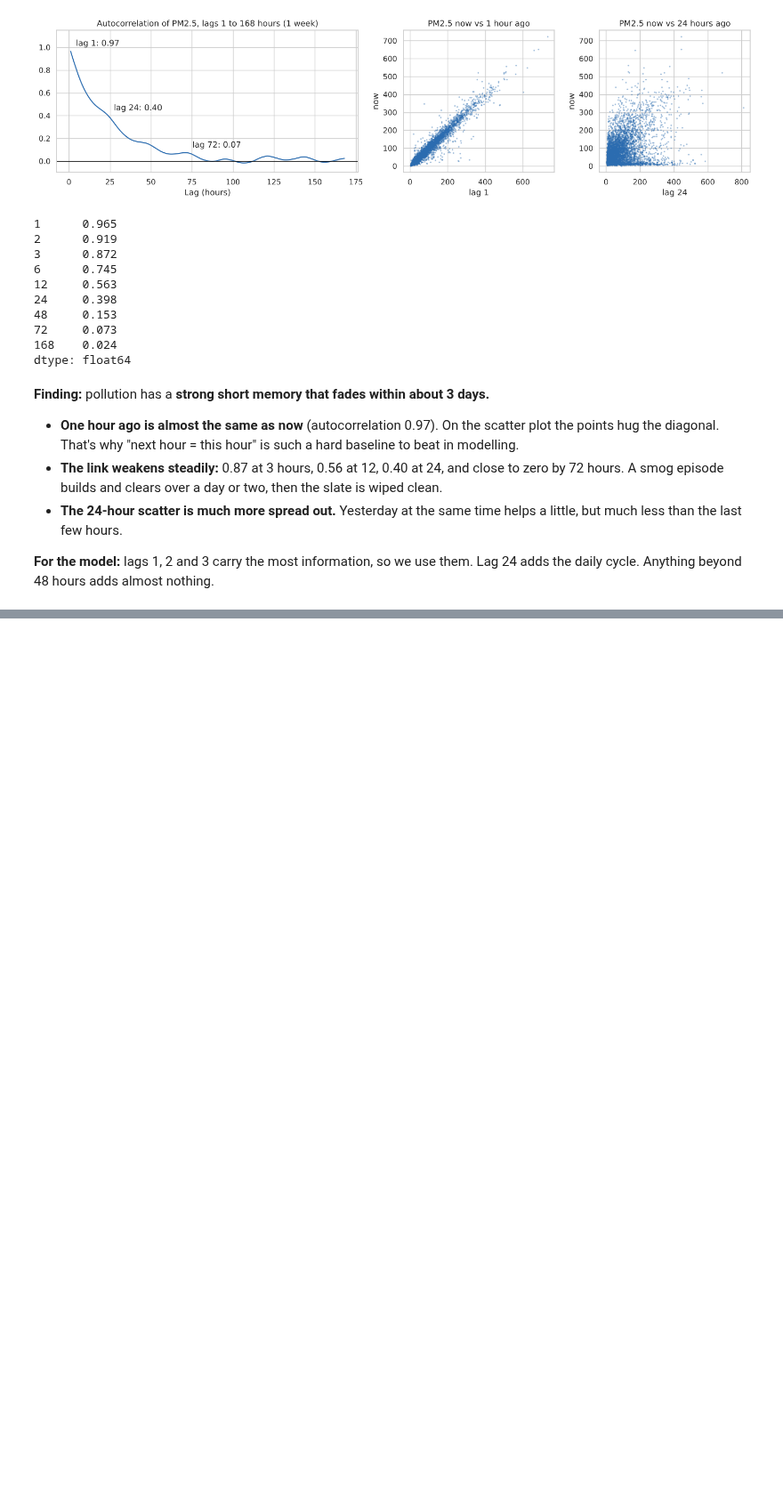
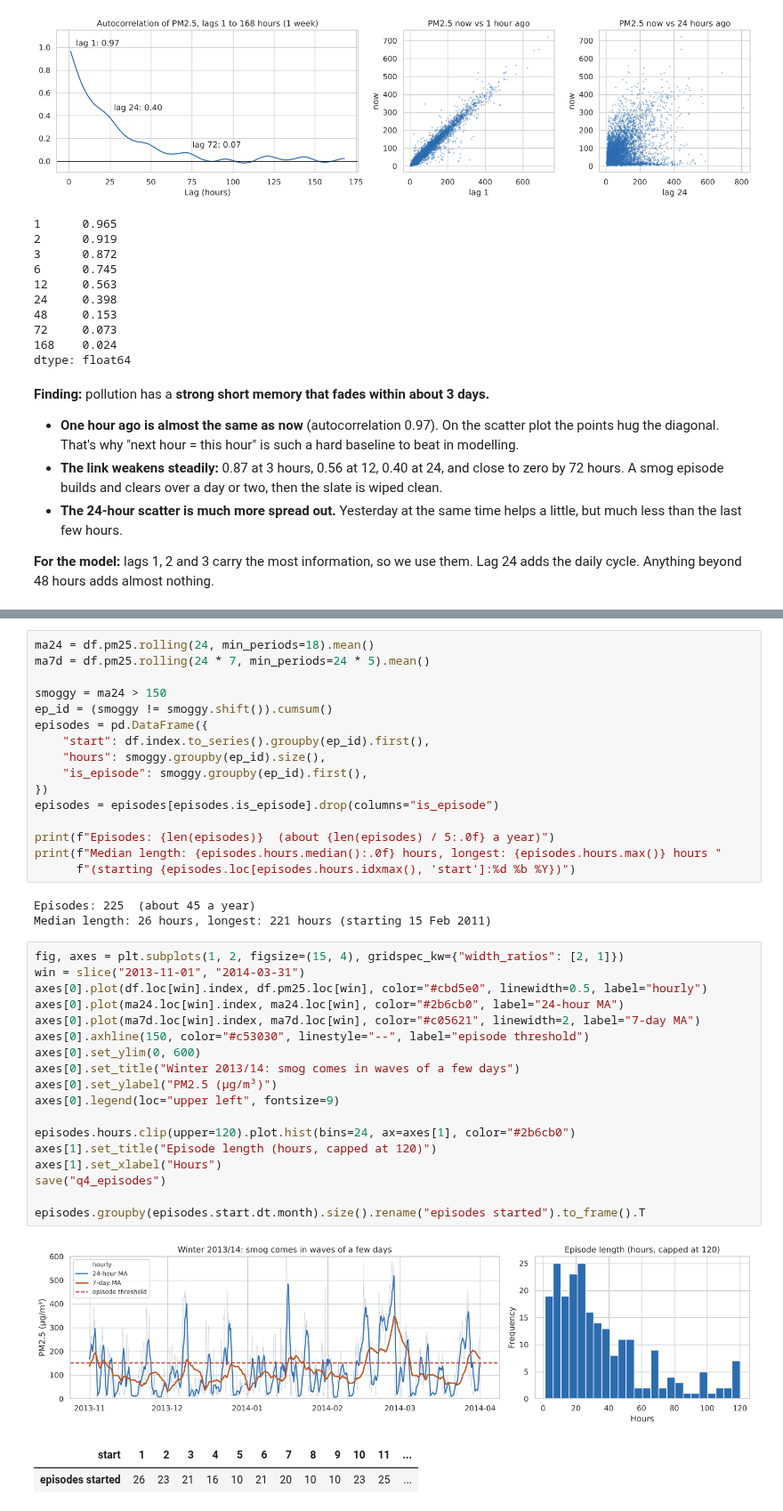
Before and after one commit to teniolaiji/beijing-pm25-forecasting-pipeline, a Jupyter notebook: notebooks/01_eda.ipynb, the cells around one changed output, grey strips where cells are left out. Shown at 89% size. Saved outputs shown, nothing was run; the diff lists cells and outputs as text; blank space fills up the shorter version.

```diff
--- a/notebooks/01_eda.ipynb
+++ b/notebooks/01_eda.ipynb
@@ -346,0 +352,41 @@ dtype: float64
+# %%
+ma24 = df.pm25.rolling(24, min_periods=18).mean()
+ma7d = df.pm25.rolling(24 * 7, min_periods=24 * 5).mean()
+
+smoggy = ma24 > 150
+ep_id = (smoggy != smoggy.shift()).cumsum()
+episodes = pd.DataFrame({
+    "start": df.index.to_series().groupby(ep_id).first(),
+    "hours": smoggy.groupby(ep_id).size(),
+    "is_episode": smoggy.groupby(ep_id).first(),
+})
+episodes = episodes[episodes.is_episode].drop(columns="is_episode")
+
+print(f"Episodes: {len(episodes)}  (about {len(episodes) / 5:.0f} a year)")
+print(f"Median length: {episodes.hours.median():.0f} hours, longest: {episodes.hours.max()} hours "
+      f"(starting {episodes.loc[episodes.hours.idxmax(), 'start']:%d %b %Y})")
+# %% [output]
+Episodes: 225  (about 45 a year)
+Median length: 26 hours, longest: 221 hours (starting 15 Feb 2011)
+# %%
+fig, axes = plt.subplots(1, 2, figsize=(15, 4), gridspec_kw={"width_ratios": [2, 1]})
+win = slice("2013-11-01", "2014-03-31")
+axes[0].plot(df.loc[win].index, df.pm25.loc[win], color="#cbd5e0", linewidth=0.5, label="hourly")
+axes[0].plot(ma24.loc[win].index, ma24.loc[win], color="#2b6cb0", label="24-hour MA")
+axes[0].plot(ma7d.loc[win].index, ma7d.loc[win], color="#c05621", linewidth=2, label="7-day MA")
+axes[0].axhline(150, color="#c53030", linestyle="--", label="episode threshold")
+axes[0].set_ylim(0, 600)
+axes[0].set_title("Winter 2013/14: smog comes in waves of a few days")
+axes[0].set_ylabel("PM2.5 (µg/m³)")
+axes[0].legend(loc="upper left", fontsize=9)
+
+episodes.hours.clip(upper=120).plot.hist(bins=24, ax=axes[1], color="#2b6cb0")
+axes[1].set_title("Episode length (hours, capped at 120)")
+axes[1].set_xlabel("Hours")
+save("q4_episodes")
+
+episodes.groupby(episodes.start.dt.month).size().rename("episodes started").to_frame().T
+# %% [output]
+[figure, added]
+| start | 1 | 2 | 3 | 4 | 5 | 6 | 7 | 8 | 9 | 10 | 11 | ... |
+| episodes started | 26 | 23 | 21 | 16 | 10 | 21 | 20 | 10 | 10 | 23 | 25 | ... |
```
Also changed, not shown: parts of 9 cells of this notebook, 3 other files.
